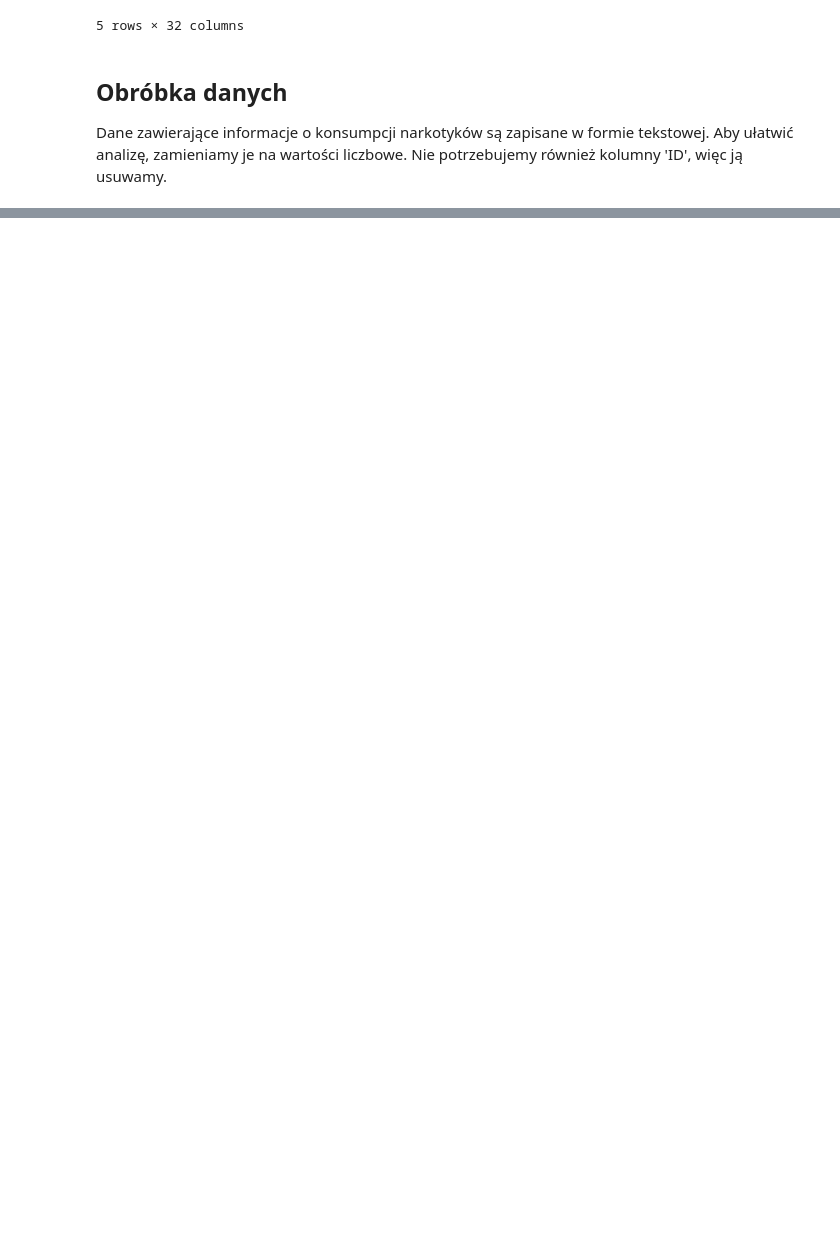
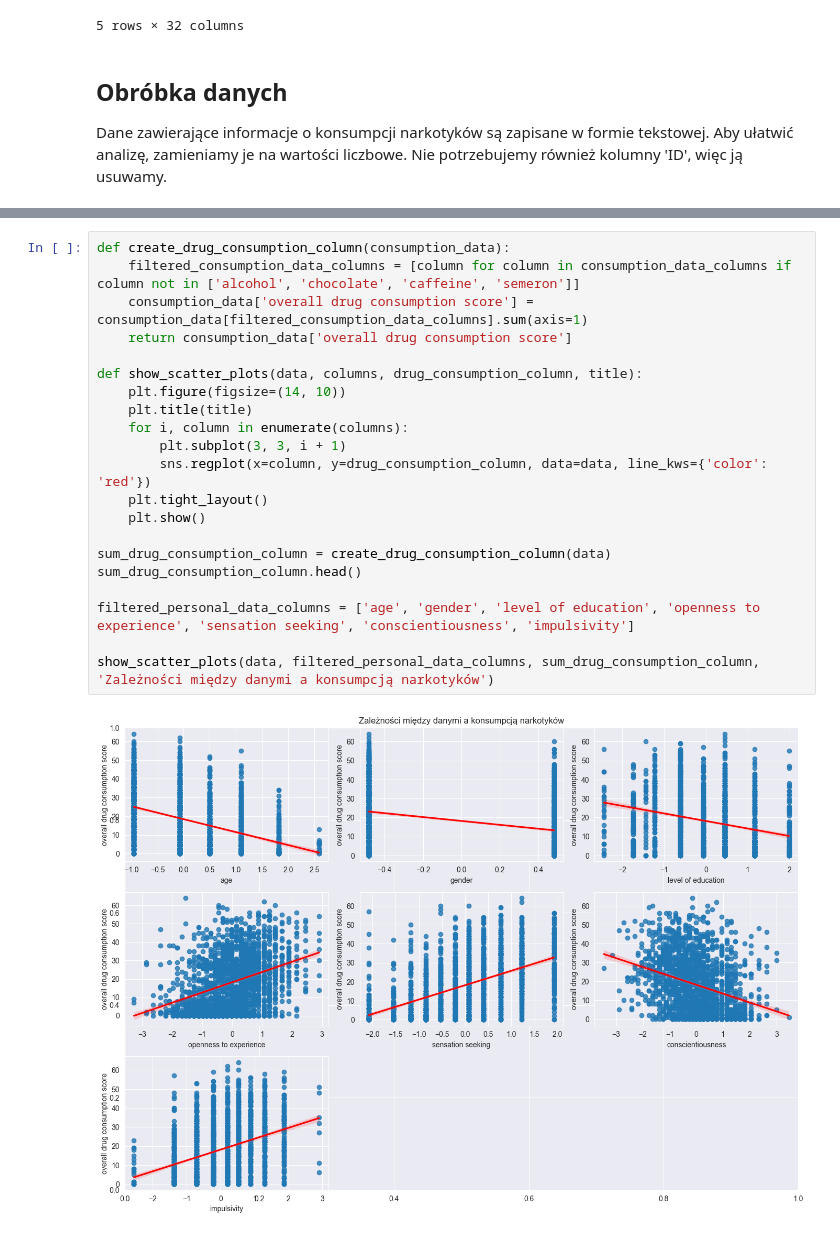
Before and after one commit to olekgolus11/DrugConsumptionAnalysis, a Jupyter notebook: drug_consumption.ipynb, the cells around one changed output, grey strips where cells are left out. Drawn from its saved outputs; the diff is of its cells as text; blank space fills up the shorter version.

```diff
--- a/drug_consumption.ipynb
+++ b/drug_consumption.ipynb
@@ -198,0 +299,23 @@ Osoby konsumujące dany narkotyk zazwyczaj konsumują również inne narkotyki.
+# %%
+def create_drug_consumption_column(consumption_data):
+    filtered_consumption_data_columns = [column for column in consumption_data_columns if column not in ['alcohol', 'chocolate', 'caffeine', 'semeron']]
+    consumption_data['overall drug consumption score'] = consumption_data[filtered_consumption_data_columns].sum(axis=1)
+    return consumption_data['overall drug consumption score']
+
+def show_scatter_plots(data, columns, drug_consumption_column, title):
+    plt.figure(figsize=(14, 10))
+    plt.title(title)
+    for i, column in enumerate(columns):
+        plt.subplot(3, 3, i + 1)
+        sns.regplot(x=column, y=drug_consumption_column, data=data, line_kws={'color': 'red'})
+    plt.tight_layout()
+    plt.show()
+
+sum_drug_consumption_column = create_drug_consumption_column(data)
+sum_drug_consumption_column.head()
+
+filtered_personal_data_columns = ['age', 'gender', 'level of education', 'openness to experience', 'sensation seeking', 'conscientiousness', 'impulsivity']
+
+show_scatter_plots(data, filtered_personal_data_columns, sum_drug_consumption_column, 'Zależności między danymi a konsumpcją narkotyków')
+# %% [output]
+[figure, added]
```
Also changed, not shown: parts of 21 cells of this notebook, 1 other file.
